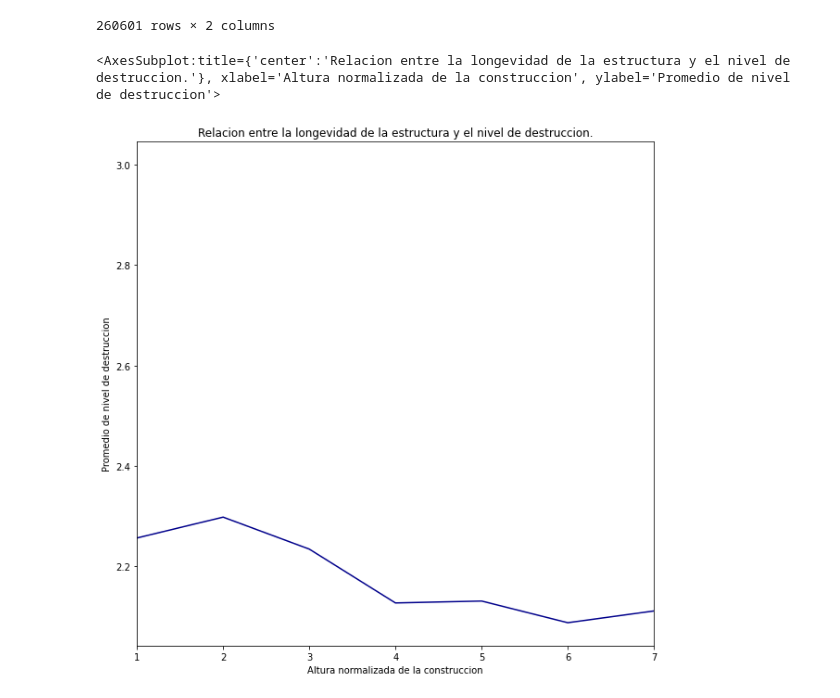
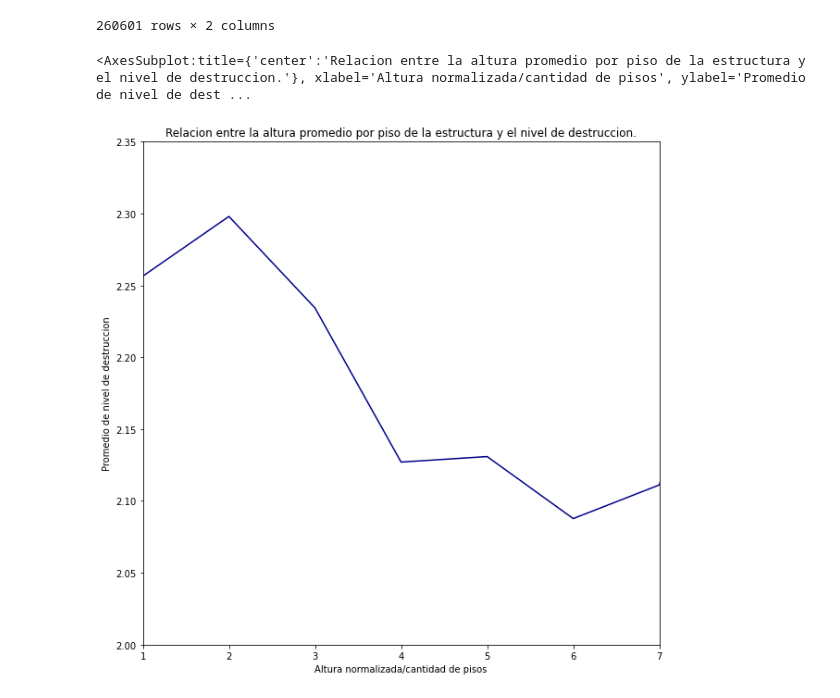
Before and after one commit to joaquinfontela/OrganizacionDeDatos-TP1, a Jupyter notebook: src/Continuous.ipynb, the cells around one changed output. Saved outputs shown, nothing was run; the diff lists cells and outputs as text; code cells hidden in the pictures.

Commit message:
fix typo in second graphic in Continuous.ipynb

```diff
--- a/src/Continuous.ipynb
+++ b/src/Continuous.ipynb
@@ -125,14 +125,15 @@ height_floor_damage
 # %%
 height_floor_damage['avg_damage_grade_for_height_per_floor'] = height_floor_damage.groupby('avg_height_per_floor')['damage_grade'].transform('mean')
 height_floor_damage['more_than_10_buildings'] = height_floor_damage.groupby('avg_damage_grade_for_height_per_floor')['damage_grade'].transform('count') > 50
 height_floor_damage = height_floor_damage[height_floor_damage["more_than_10_buildings"]]
 avg_dmg_per_height_per_floor = height_floor_damage[["avg_height_per_floor", "avg_damage_grade_for_height_per_floor"]].groupby('avg_height_per_floor').agg({"avg_damage_grade_for_height_per_floor": "max"})
 avg_dmg_per_height_per_floor["avg_damage_grade_for_height_per_floor"].plot(figsize = (10,10),\
                                                 title = "Relacion entre la altura promedio por piso de la estructura y el nivel de destruccion.",\
                                                 xlim = (1, 7),\
+                                                ylim = (2.0, 2.35),\
                                                 color = "darkblue",\
-                                                xlabel = "Altura normalizada de la construccion",\
+                                                xlabel = "Altura normalizada/cantidad de pisos",\
                                                 ylabel = "Promedio de nivel de destruccion")
 # %% [output]
-<AxesSubplot:title={'center':'Relacion entre la longevidad de la estructura y el nivel de destruccion.'}, xlabel='Altura normalizada de la construccion', ylabel='Promedio de nivel de destruccion'>
+<AxesSubplot:title={'center':'Relacion entre la altura promedio por piso de la estructura y el nivel de destruccion.'}, xlabel='Altura normalizada/cantidad de pisos', ylabel='Promedio de nivel de dest ...
-[figure, old version]
+[figure, new version]
```
Also changed, not shown: parts of 1 cell of this notebook.
